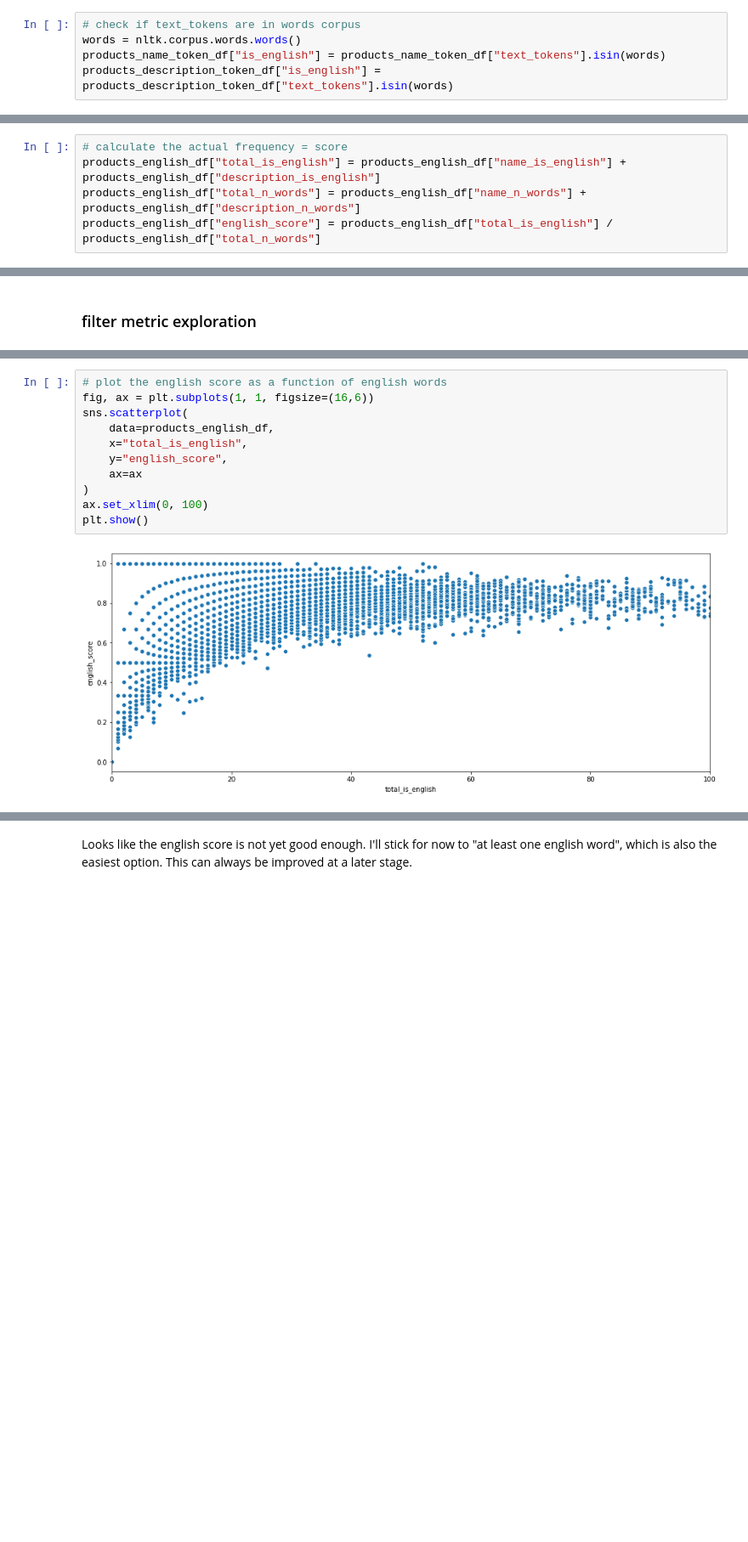
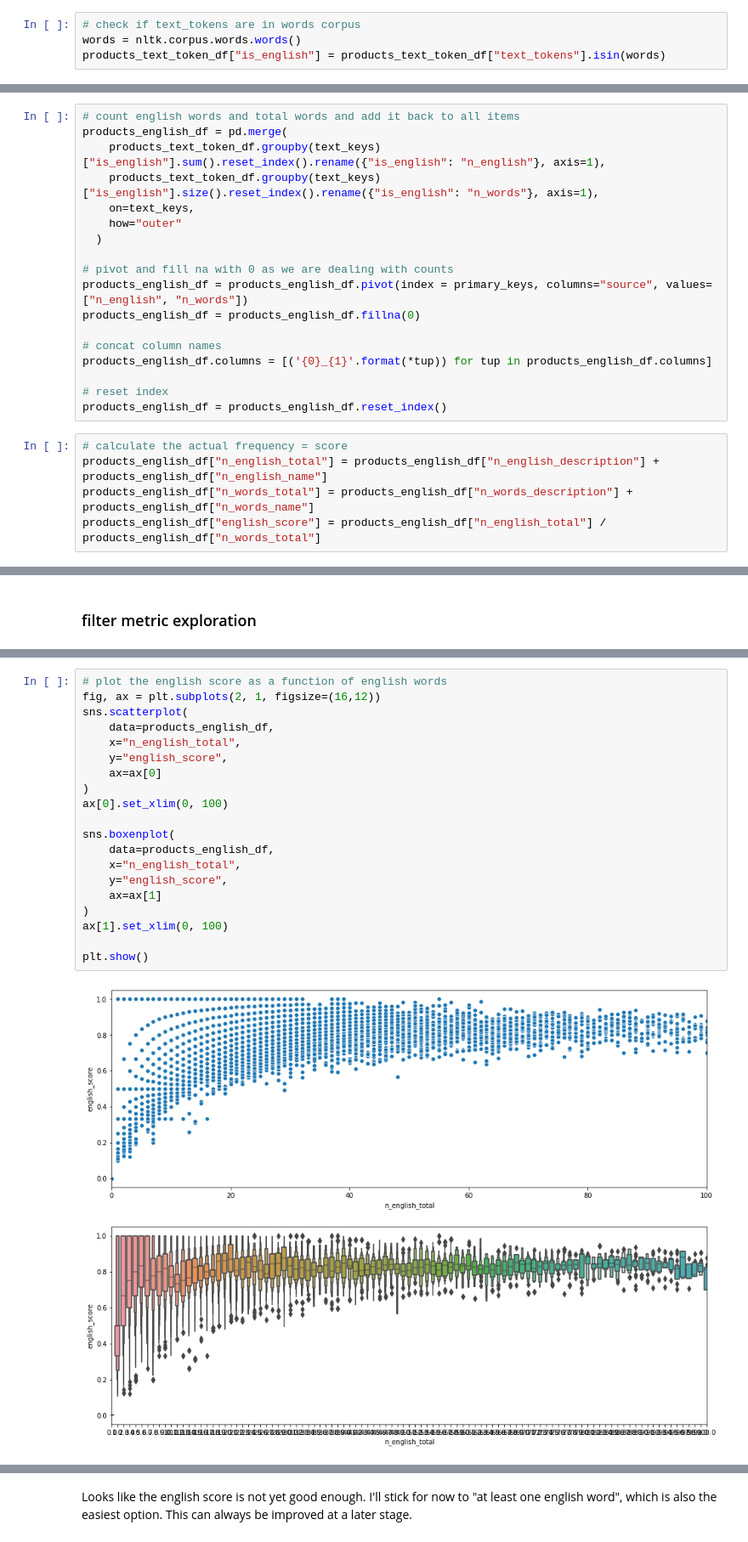
Before and after one commit to cb-314/vendor_challenge, a Jupyter notebook: vendor_challenge.ipynb, the cells around one changed output, grey strips where cells are left out. Shown at 85% size. Cells and saved outputs as stored; diff of their text form; blank space fills up the shorter version.

```diff
--- a/vendor_challenge.ipynb
+++ b/vendor_challenge.ipynb
@@ -237,5 +254,4 @@ The general idea here is to count the fraction of english words in name and desc
 # %%
 # check if text_tokens are in words corpus
 words = nltk.corpus.words.words()
-products_name_token_df["is_english"] = products_name_token_df["text_tokens"].isin(words)
-products_description_token_df["is_english"] = products_description_token_df["text_tokens"].isin(words)
+products_text_token_df["is_english"] = products_text_token_df["text_tokens"].isin(words)
@@ -268,8 +258,26 @@ for col in ["name_is_english", "name_n_words", "description_is_english", "descri
+# %%
+# count english words and total words and add it back to all items
+products_english_df = pd.merge(
+    products_text_token_df.groupby(text_keys)["is_english"].sum().reset_index().rename({"is_english": "n_english"}, axis=1),
+    products_text_token_df.groupby(text_keys)["is_english"].size().reset_index().rename({"is_english": "n_words"}, axis=1),
+    on=text_keys,
+    how="outer"
+  )
+
+# pivot and fill na with 0 as we are dealing with counts
+products_english_df = products_english_df.pivot(index = primary_keys, columns="source", values=["n_english", "n_words"])
+products_english_df = products_english_df.fillna(0)
+
+# concat column names
+products_english_df.columns = [('{0}_{1}'.format(*tup)) for tup in products_english_df.columns]
+
+# reset index
+products_english_df = products_english_df.reset_index()
 # %%
 # calculate the actual frequency = score
-products_english_df["total_is_english"] = products_english_df["name_is_english"] + products_english_df["description_is_english"]
-products_english_df["total_n_words"] = products_english_df["name_n_words"] + products_english_df["description_n_words"]
-products_english_df["english_score"] = products_english_df["total_is_english"] / products_english_df["total_n_words"]
+products_english_df["n_english_total"] = products_english_df["n_english_description"] + products_english_df["n_english_name"]
+products_english_df["n_words_total"] = products_english_df["n_words_description"] + products_english_df["n_words_name"]
+products_english_df["english_score"] = products_english_df["n_english_total"] / products_english_df["n_words_total"]
 # %%
 # drop ones with no english score
 products_english_df = products_english_df[~products_english_df["english_score"].isna()]
@@ -289,13 +297,22 @@ plt.show()
 # %%
 # plot the english score as a function of english words
-fig, ax = plt.subplots(1, 1, figsize=(16,6))
+fig, ax = plt.subplots(2, 1, figsize=(16,12))
 sns.scatterplot(
     data=products_english_df,
-    x="total_is_english",
+    x="n_english_total",
     y="english_score",
-    ax=ax
+    ax=ax[0]
 )
-ax.set_xlim(0, 100)
+ax[0].set_xlim(0, 100)
+
+sns.boxenplot(
+    data=products_english_df,
+    x="n_english_total",
+    y="english_score",
+    ax=ax[1]
+)
+ax[1].set_xlim(0, 100)
+
 plt.show()
 # %% [output]
-[figure, old version]
+[figure, new version]
```
Also changed, not shown: parts of 56 cells of this notebook.
